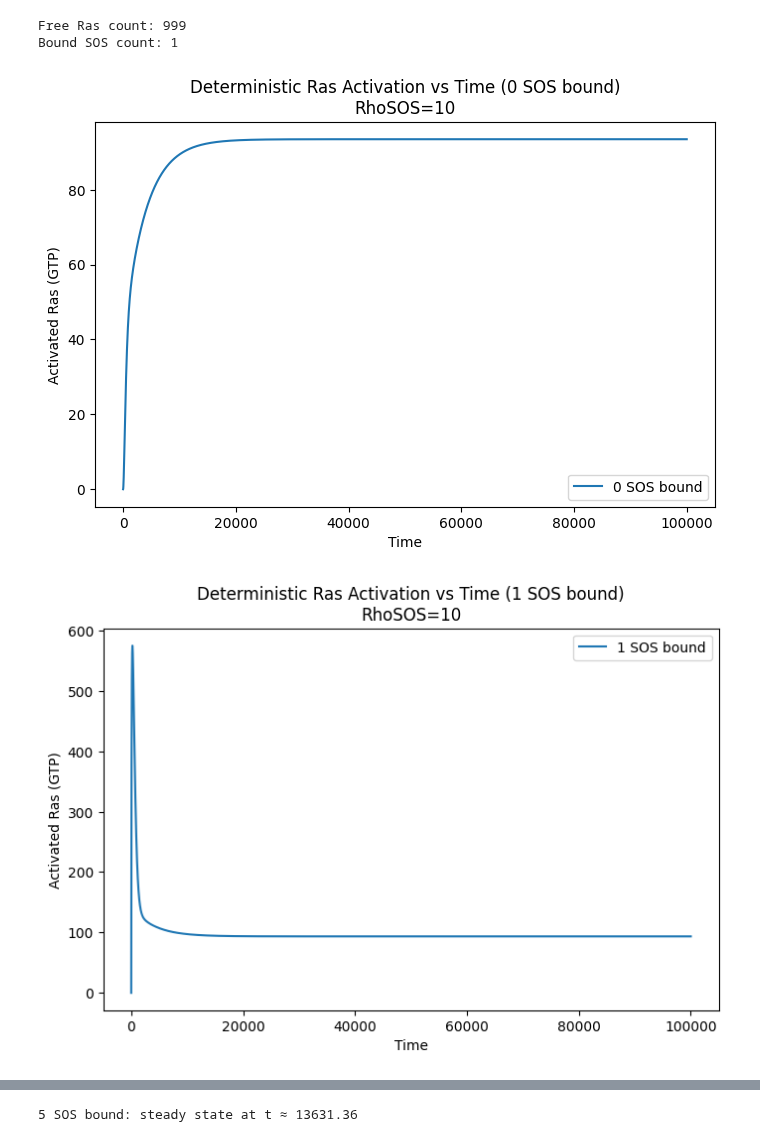
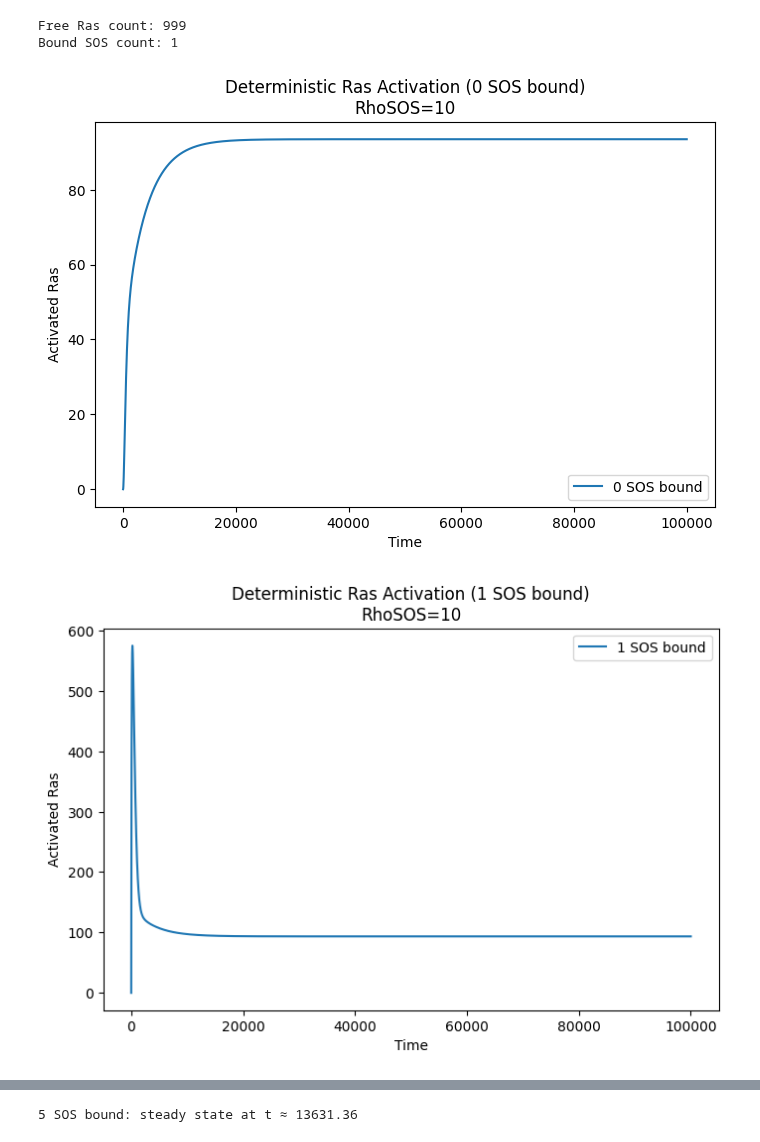
Before and after one commit to kyonosh/RasActivation-Simulator, a Jupyter notebook: timeSS.ipynb, the cells around one changed output, grey strips where cells are left out. Cells and saved outputs as stored; diff of their text form; code cells hidden in the pictures.

Commit message:
deterministic steady state

```diff
--- a/timeSS.ipynb
+++ b/timeSS.ipynb
@@ -70,34 +70,34 @@ for n_bound in n_bound_list:
     model = bionetgen.bngmodel(modelName + ".bngl")
 
     sim = model.setup_simulator()
     sim.setIntegrator('cvode')
 
     #  initial counts  PARAMETER values
     #model.parameters['initialBoundSOS'].value = n_bound
     #model.parameters['RasTotal'].value = RasTotal - n_bound
     #model.parameters['RhoSOS'].value = RhoSOS
 
     sim.RasTotal = RasTotal - n_bound
     sim.initialBoundSOS = n_bound
     sim.RhoSOS = RhoSOS
 
     sim.reset()
 
     # Setup simulator AFTER updating parameters
 
 
     sim.selections = ['time', 'totalRasGTP', 'totalBoundSOS', 'TotalRas']
 
     traj = sim.simulate(0, t_end, n_steps)
 
 
     plt.figure(figsize=(8,5))
     plt.plot(traj[:, 0], traj[:, 1], label=f'{n_bound} SOS bound')  # time vs totalRasGTP
     plt.xlabel('Time')
-    plt.ylabel('Activated Ras (GTP)')
-    plt.title(f'Deterministic Ras Activation vs Time ({n_bound} SOS bound)\nRhoSOS={RhoSOS}')
+    plt.ylabel('Activated Ras')
+    plt.title(f'Deterministic Ras Activation ({n_bound} SOS bound)\nRhoSOS={RhoSOS}')
     plt.legend()
     plt.show()
 # %% [output]
-[figure, old version]
+[figure, new version]
-[figure, old version]
+[figure, new version]
```
Also changed, not shown: parts of 5 cells of this notebook.
